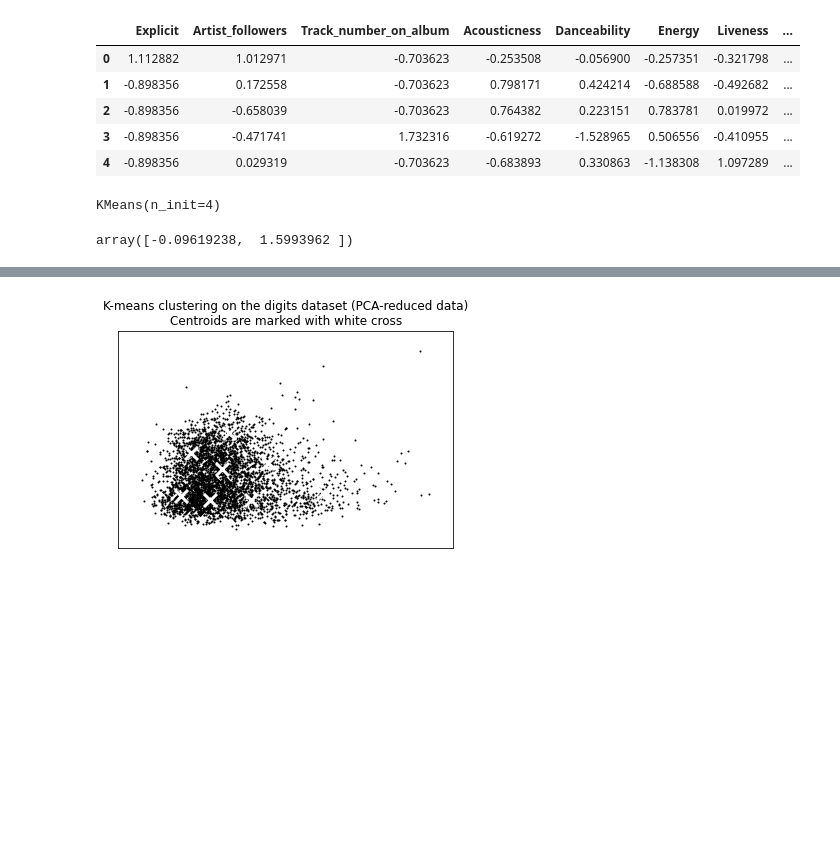
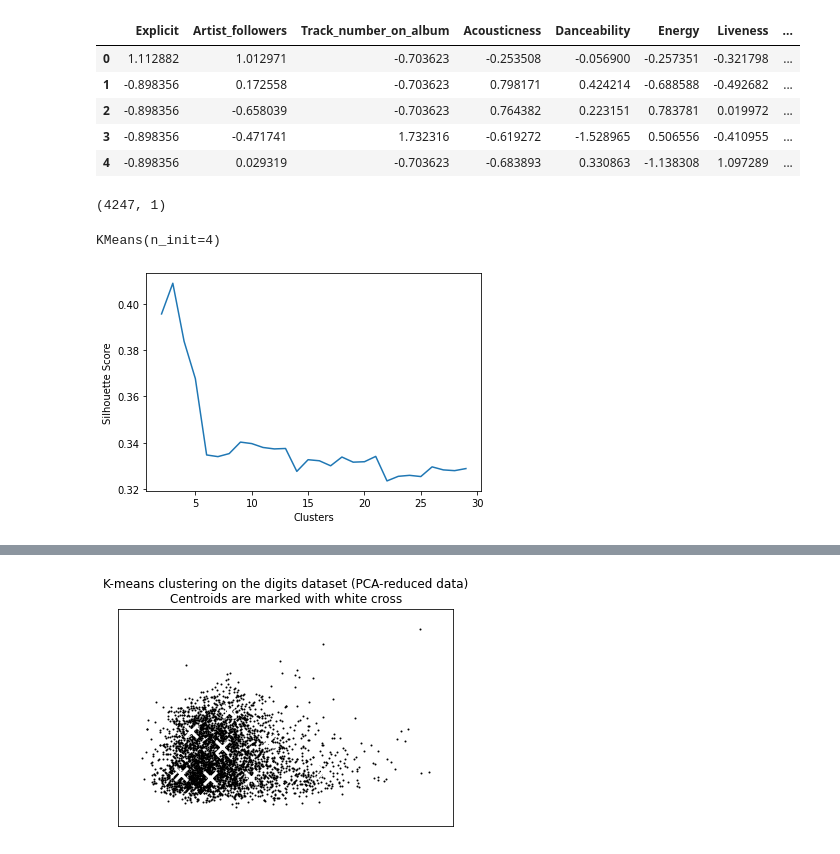
Before and after one commit to arora-ansh/HitPredictor-ML-Project, a Jupyter notebook: kmeans.ipynb, the cells around one changed output, grey strips where cells are left out. Saved outputs shown, nothing was run; the diff lists cells and outputs as text; code cells hidden in the pictures; blank space fills up the shorter version.

```diff
--- a/kmeans.ipynb
+++ b/kmeans.ipynb
@@ -28,13 +28,13 @@ dataX.head()
 | 2 | -0.898356 | -0.658039 | -0.703623 | 0.764382 | 0.223151 | 0.783781 | 0.019972 | ... |
 | 3 | -0.898356 | -0.471741 | 1.732316 | -0.619272 | -1.528965 | 0.506556 | -0.410955 | ... |
 | 4 | -0.898356 | 0.029319 | -0.703623 | -0.683893 | 0.330863 | -1.138308 | 1.097289 | ... |
+# %%
+dataY.shape
+# %% [output]
+(4247, 1)
 # %%
 reduced_data = PCA(n_components=2).fit_transform(dataX)
 kmeans = KMeans(init="k-means++", n_init=4)
 kmeans.fit(reduced_data)
 # %% [output]
 KMeans(n_init=4)
-# %%
-reduced_data[0]
-# %% [output]
-array([-0.09619238,  1.5993962 ])
@@ -40,0 +49,7 @@ array([-0.09619238,  1.5993962 ])
+# %%
+plt.plot(range(2,30), scores)
+plt.ylabel("Silhouette Score")
+plt.xlabel("Clusters")
+plt.show()
+# %% [output]
+[figure, added]
```
Also changed, not shown: parts of 6 cells of this notebook, 9 other files.
